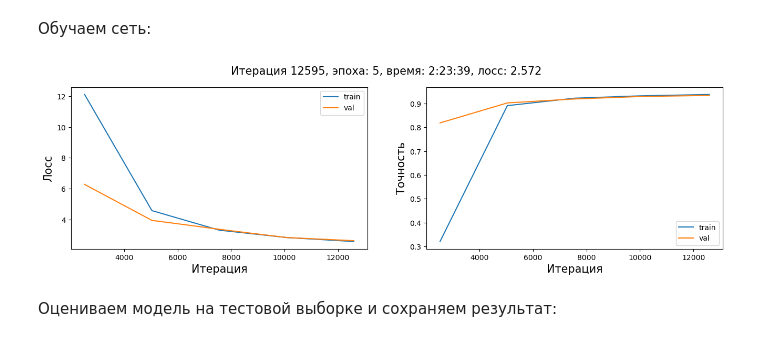
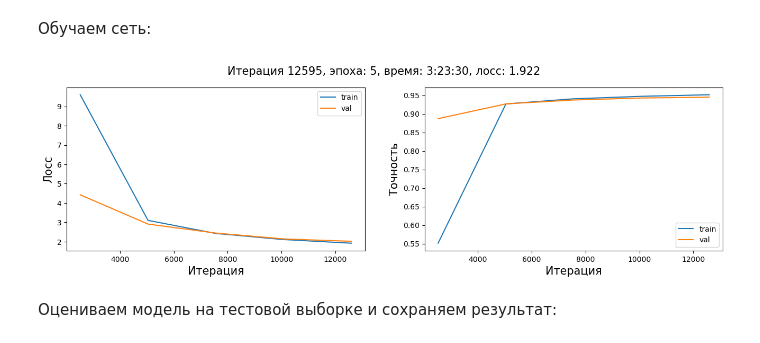
Before and after one commit to black-boomerang/course_ocr, a Jupyter notebook: task2/solution.ipynb, the cells around one changed output. Saved outputs shown, nothing was run; the diff lists cells and outputs as text; code cells hidden in the pictures.

Commit message:
updated task2 models

```diff
--- a/task2/solution.ipynb
+++ b/task2/solution.ipynb
@@ -13,9 +13,9 @@ pred_path = 'pred.txt'
 # %% [markdown]
 Обучаем сеть:
 # %%
-model, vocabulary = train(train_path, lr=0.004, epochs=5, checkpoint_path=r'workdirs\arcface_v1')
+model, vocabulary = train(train_path, lr=0.01, epochs=5, checkpoint_path=r'workdirs\arcface_v3')
 # %% [output]
-[figure, old version]
+[figure, new version]
 # %% [markdown]
 Оцениваем модель на тестовой выборке и сохраняем результат:
 # %%
```
Also changed, not shown: parts of 1 cell of this notebook, 4 other files.
